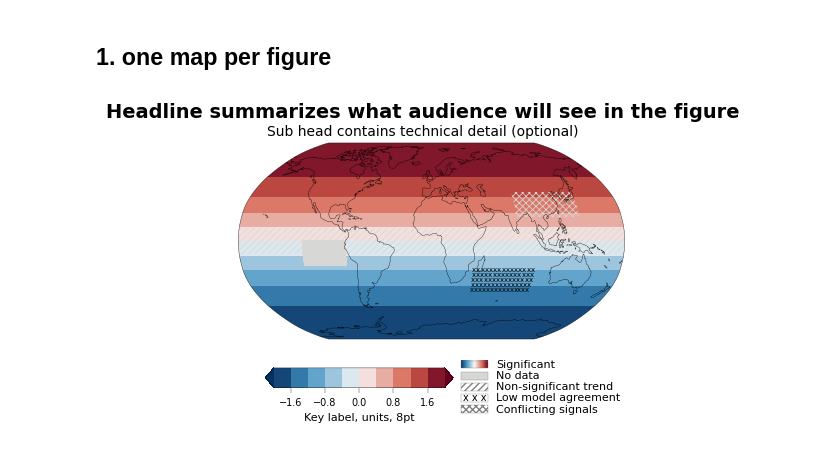
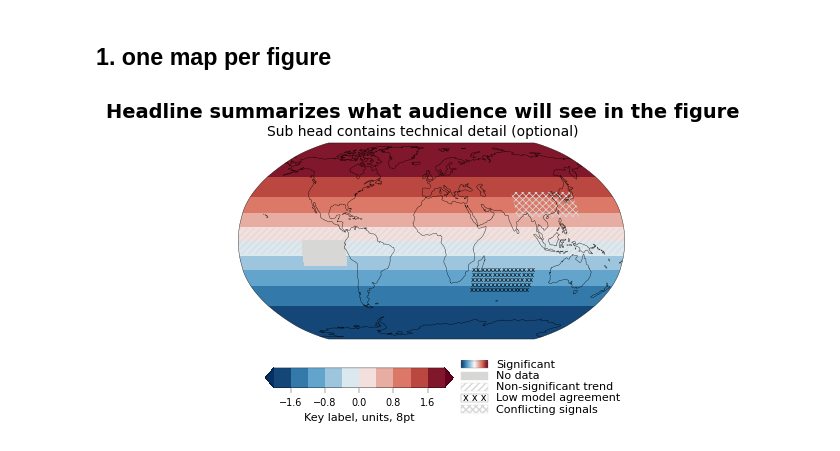
Before and after one commit to IPCC-AR7-WG1/figure-design, a Jupyter notebook: one_map.ipynb, the cells around one changed output. Drawn from its saved outputs; the diff is of its cells as text; code cells hidden in the pictures.

```diff
--- a/one_map.ipynb
+++ b/one_map.ipynb
@@ -366,14 +366,14 @@ entries = [
         "No data",
         dict(
             facecolor="#D7D7D5",
-            edgecolor="gray",
+            edgecolor="#D7D7D5",
         ),
     ),
     (
         "Non-significant trend",
         dict(
             facecolor="white",
-            edgecolor="gray",
+            edgecolor="#D7D7D5",
             hatch="/////",
         ),
     ),
@@ -389,7 +389,7 @@ entries = [
         "Conflicting signals",
         dict(
             facecolor="white",
-            edgecolor="gray",
+            edgecolor="#D7D7D5",
             hatch="xxxxx",
         ),
     ),
@@ -419,31 +419,31 @@ for i, (label, style) in enumerate(entries, start=1):
         transform=lax.transAxes,
         va="center",
         fontsize=8,
     )
 
     if "text_hatch" in style:
 
         lax.text(
             x0 + box_w / 2,
             y + box_h / 2,
             style["text_hatch"],
             transform=lax.transAxes,
             ha="center",
             va="center",
             fontsize=7,
             color="black",
         )
 
 # ============================================================
 # Save
 # ============================================================
 
 plt.savefig(
     "./fig_svg/fig_1map.svg",
     bbox_inches="tight",
 )
 
 plt.show()
 plt.close()
 # %% [output]
-[figure, old version]
+[figure, new version]
```
Also changed, not shown: 1 other file.
